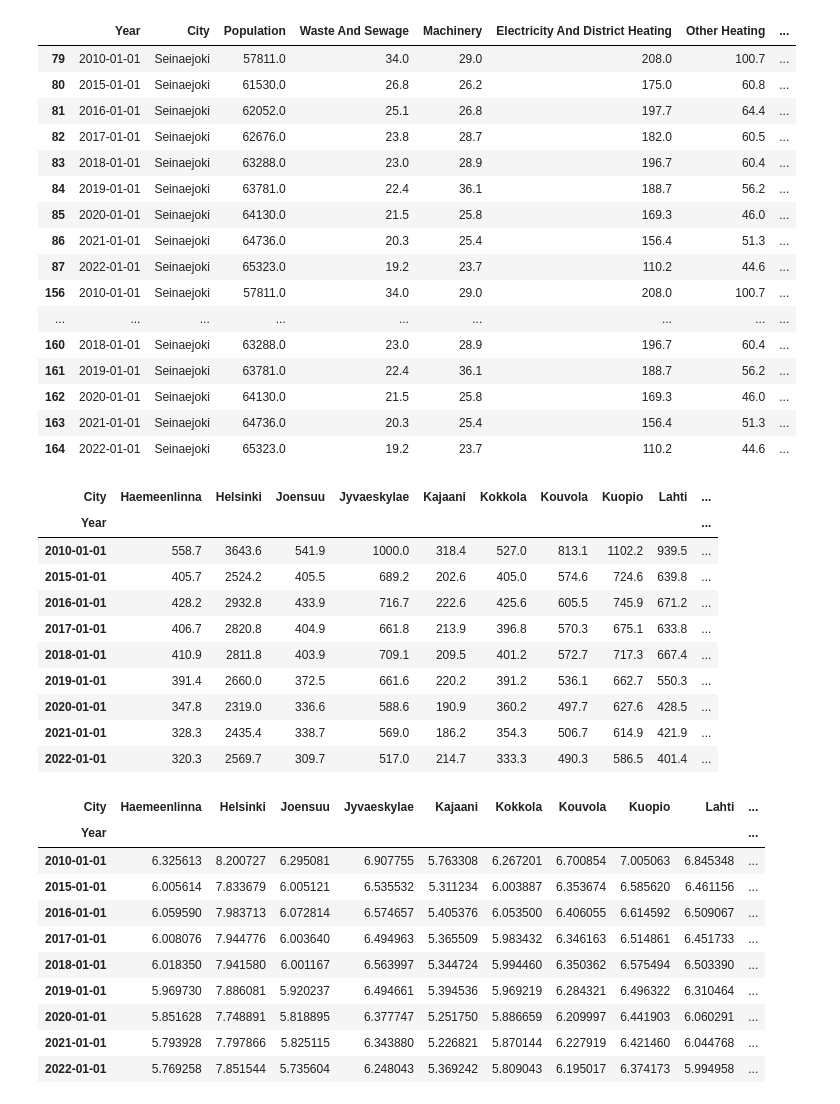
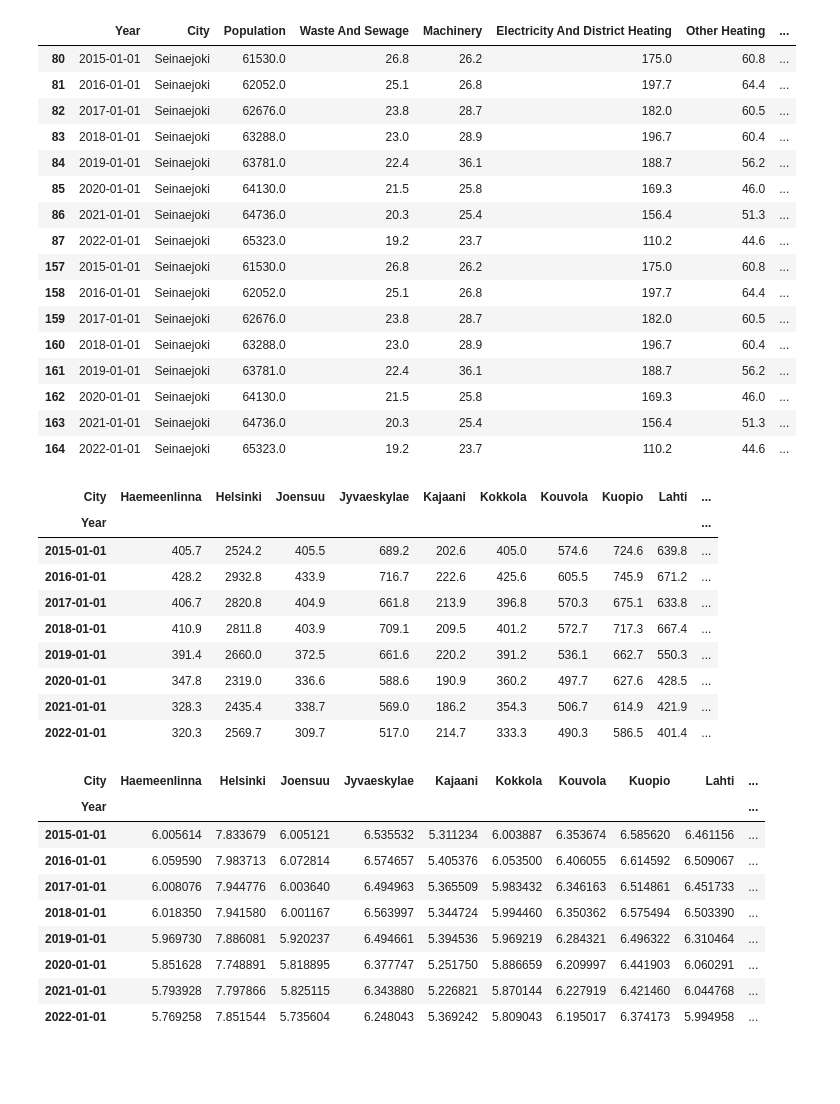
Before and after one commit to NaztyDomingo/Cityplanner_Tool, a Jupyter notebook: multiple_city_predictions.ipynb, the cells around one changed output. Cells and saved outputs as stored; diff of their text form; code cells hidden in the pictures; blank space fills up the shorter version.

```diff
--- a/multiple_city_predictions.ipynb
+++ b/multiple_city_predictions.ipynb
@@ -1,25 +1,24 @@
 # %%
 from statsmodels.tsa.vector_ar.var_model import VAR
 import pandas as pd
 import numpy as np
 import matplotlib.pyplot as plt
 import os
 from statsmodels.tsa.api import VAR
 from statsmodels.tsa.stattools import adfuller
 
 
 CURR_DIR_PATH = os.getcwd()
 FILE_PATH = CURR_DIR_PATH + '/data/'
 
 emission_df = pd.read_csv(f'{FILE_PATH}transformed_finland_data/finland_cities_emissions.csv')
-emission_df = emission_df[emission_df['Year'] >= 2010]
+emission_df = emission_df[emission_df['Year'] > 2010]
 emission_df['Year'] = pd.to_datetime(emission_df['Year'], format='%Y')
 emission_df = emission_df.drop('Region', axis=1)
 emission_df_dupes = emission_df[emission_df.duplicated(keep=False) == True]
 emission_df_dupes
 # %% [output]
 |  | Year | City | Population | Waste And Sewage | Machinery | Electricity And District Heating | Other Heating | ... |
-| 79 | 2010-01-01 | Seinaejoki | 57811.0 | 34.0 | 29.0 | 208.0 | 100.7 | ... |
 | 80 | 2015-01-01 | Seinaejoki | 61530.0 | 26.8 | 26.2 | 175.0 | 60.8 | ... |
 | 81 | 2016-01-01 | Seinaejoki | 62052.0 | 25.1 | 26.8 | 197.7 | 64.4 | ... |
 | 82 | 2017-01-01 | Seinaejoki | 62676.0 | 23.8 | 28.7 | 182.0 | 60.5 | ... |
@@ -28,8 +27,9 @@ emission_df_dupes
 | 85 | 2020-01-01 | Seinaejoki | 64130.0 | 21.5 | 25.8 | 169.3 | 46.0 | ... |
 | 86 | 2021-01-01 | Seinaejoki | 64736.0 | 20.3 | 25.4 | 156.4 | 51.3 | ... |
 | 87 | 2022-01-01 | Seinaejoki | 65323.0 | 19.2 | 23.7 | 110.2 | 44.6 | ... |
-| 156 | 2010-01-01 | Seinaejoki | 57811.0 | 34.0 | 29.0 | 208.0 | 100.7 | ... |
-| ... | ... | ... | ... | ... | ... | ... | ... | ... |
+| 157 | 2015-01-01 | Seinaejoki | 61530.0 | 26.8 | 26.2 | 175.0 | 60.8 | ... |
+| 158 | 2016-01-01 | Seinaejoki | 62052.0 | 25.1 | 26.8 | 197.7 | 64.4 | ... |
+| 159 | 2017-01-01 | Seinaejoki | 62676.0 | 23.8 | 28.7 | 182.0 | 60.5 | ... |
 | 160 | 2018-01-01 | Seinaejoki | 63288.0 | 23.0 | 28.9 | 196.7 | 60.4 | ... |
 | 161 | 2019-01-01 | Seinaejoki | 63781.0 | 22.4 | 36.1 | 188.7 | 56.2 | ... |
 | 162 | 2020-01-01 | Seinaejoki | 64130.0 | 21.5 | 25.8 | 169.3 | 46.0 | ... |
@@ -44,7 +44,6 @@ emission_pivot
 # %% [output]
 | City | Haemeenlinna | Helsinki | Joensuu | Jyvaeskylae | Kajaani | Kokkola | Kouvola | Kuopio | Lahti | ... |
 | Year |  |  |  |  |  |  |  |  |  | ... |
-| 2010-01-01 | 558.7 | 3643.6 | 541.9 | 1000.0 | 318.4 | 527.0 | 813.1 | 1102.2 | 939.5 | ... |
 | 2015-01-01 | 405.7 | 2524.2 | 405.5 | 689.2 | 202.6 | 405.0 | 574.6 | 724.6 | 639.8 | ... |
 | 2016-01-01 | 428.2 | 2932.8 | 433.9 | 716.7 | 222.6 | 425.6 | 605.5 | 745.9 | 671.2 | ... |
 | 2017-01-01 | 406.7 | 2820.8 | 404.9 | 661.8 | 213.9 | 396.8 | 570.3 | 675.1 | 633.8 | ... |
@@ -59,7 +58,6 @@ emission_pivot_log
 # %% [output]
 | City | Haemeenlinna | Helsinki | Joensuu | Jyvaeskylae | Kajaani | Kokkola | Kouvola | Kuopio | Lahti | ... |
 | Year |  |  |  |  |  |  |  |  |  | ... |
-| 2010-01-01 | 6.325613 | 8.200727 | 6.295081 | 6.907755 | 5.763308 | 6.267201 | 6.700854 | 7.005063 | 6.845348 | ... |
 | 2015-01-01 | 6.005614 | 7.833679 | 6.005121 | 6.535532 | 5.311234 | 6.003887 | 6.353674 | 6.585620 | 6.461156 | ... |
 | 2016-01-01 | 6.059590 | 7.983713 | 6.072814 | 6.574657 | 5.405376 | 6.053500 | 6.406055 | 6.614592 | 6.509067 | ... |
 | 2017-01-01 | 6.008076 | 7.944776 | 6.003640 | 6.494963 | 5.365509 | 5.983432 | 6.346163 | 6.514861 | 6.451733 | ... |
```
Also changed, not shown: parts of 5 cells of this notebook, 6 other files.
